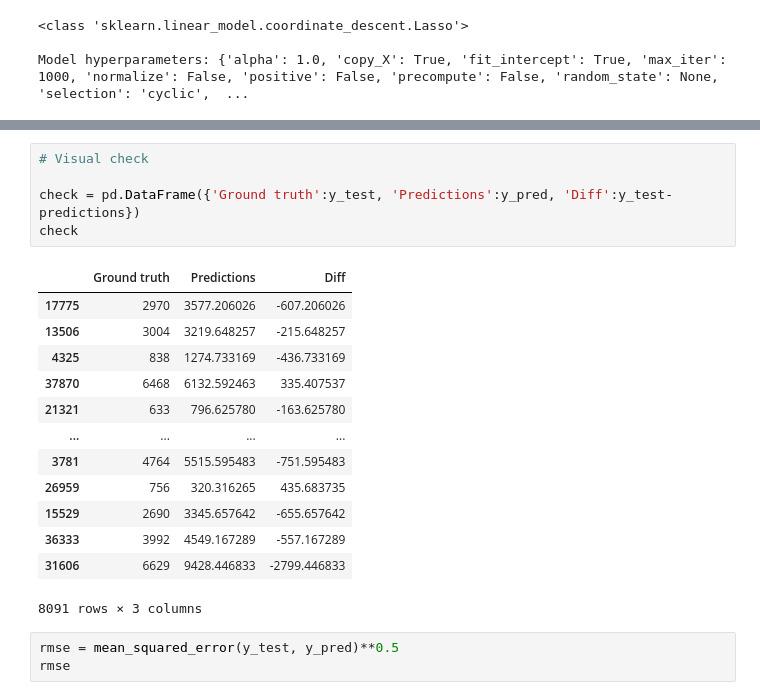
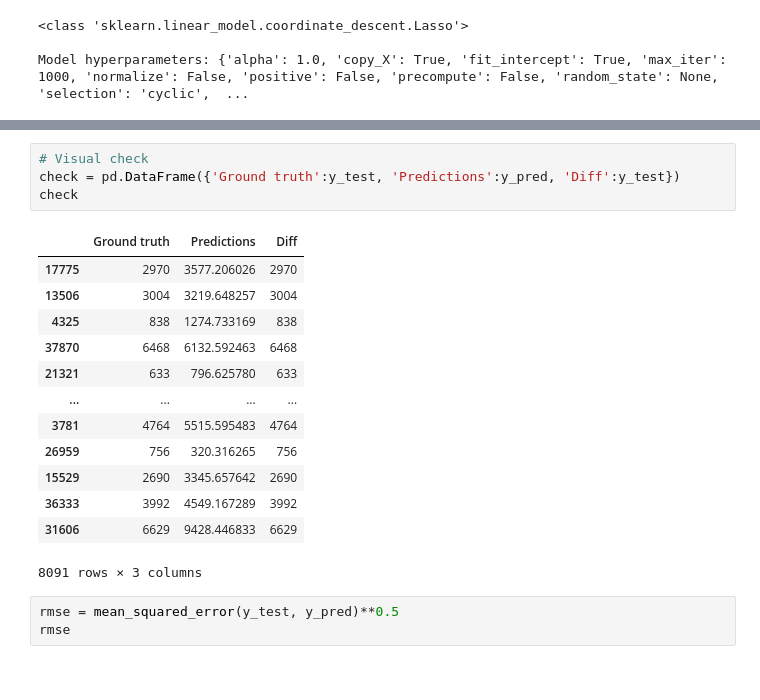
Before and after one commit to Malvagfr/ih_datamadpt1121_project_m3, a Jupyter notebook: code/Model_training_Test.ipynb, the cells around one changed output, grey strips where cells are left out. Saved outputs shown, nothing was run; the diff lists cells and outputs as text.

```diff
--- a/code/Model_training.ipynb
+++ b/code/Model_training_Test.ipynb
@@ -116,21 +125,20 @@ Wall time: 2.36 ms
 # %%
 # Visual check
-
-check = pd.DataFrame({'Ground truth':y_test, 'Predictions':y_pred, 'Diff':y_test-predictions})
+check = pd.DataFrame({'Ground truth':y_test, 'Predictions':y_pred, 'Diff':y_test})
 check
 # %% [output]
 |  | Ground truth | Predictions | Diff |
-| 17775 | 2970 | 3577.206026 | -607.206026 |
-| 13506 | 3004 | 3219.648257 | -215.648257 |
-| 4325 | 838 | 1274.733169 | -436.733169 |
-| 37870 | 6468 | 6132.592463 | 335.407537 |
-| 21321 | 633 | 796.625780 | -163.625780 |
+| 17775 | 2970 | 3577.206026 | 2970 |
+| 13506 | 3004 | 3219.648257 | 3004 |
+| 4325 | 838 | 1274.733169 | 838 |
+| 37870 | 6468 | 6132.592463 | 6468 |
+| 21321 | 633 | 796.625780 | 633 |
 | ... | ... | ... | ... |
-| 3781 | 4764 | 5515.595483 | -751.595483 |
-| 26959 | 756 | 320.316265 | 435.683735 |
-| 15529 | 2690 | 3345.657642 | -655.657642 |
-| 36333 | 3992 | 4549.167289 | -557.167289 |
-| 31606 | 6629 | 9428.446833 | -2799.446833 |
+| 3781 | 4764 | 5515.595483 | 4764 |
+| 26959 | 756 | 320.316265 | 756 |
+| 15529 | 2690 | 3345.657642 | 2690 |
+| 36333 | 3992 | 4549.167289 | 3992 |
+| 31606 | 6629 | 9428.446833 | 6629 |
 8091 rows × 3 columns
 # %%
 rmse = mean_squared_error(y_test, y_pred)**0.5
```
Also changed, not shown: parts of 5 cells of this notebook, 8 other files.
